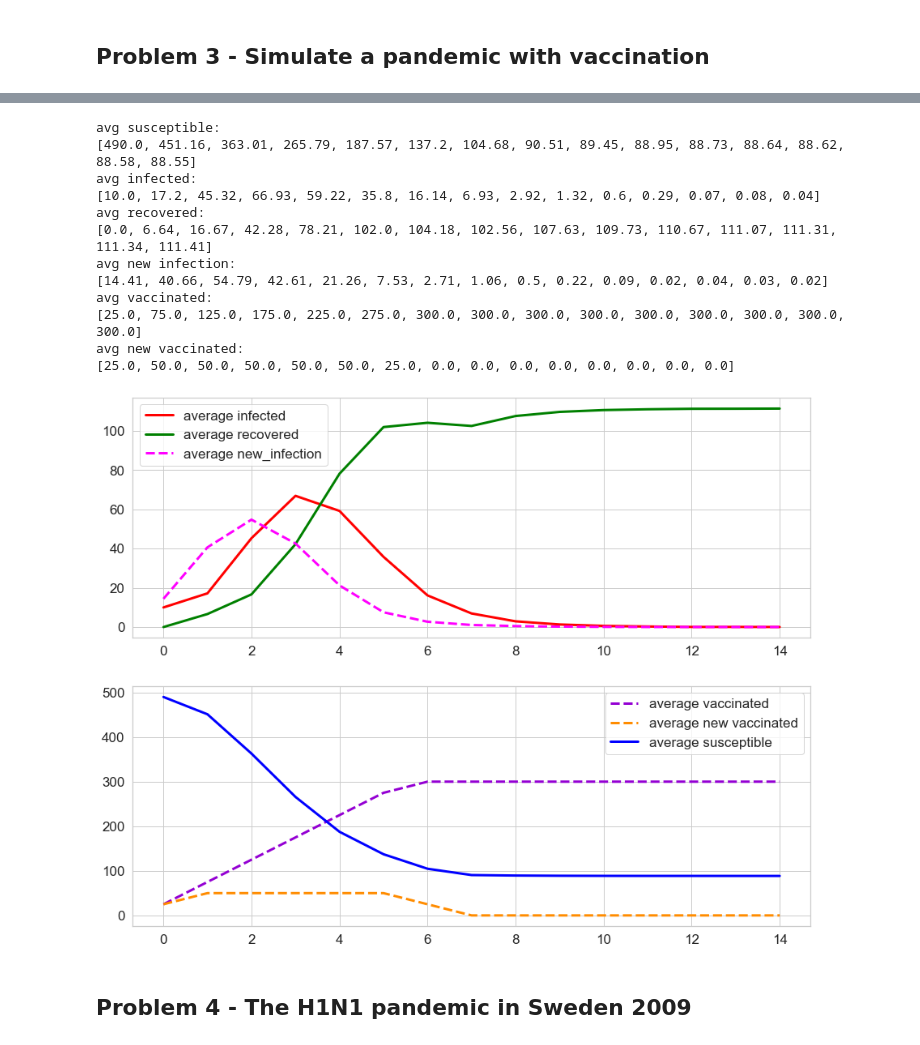
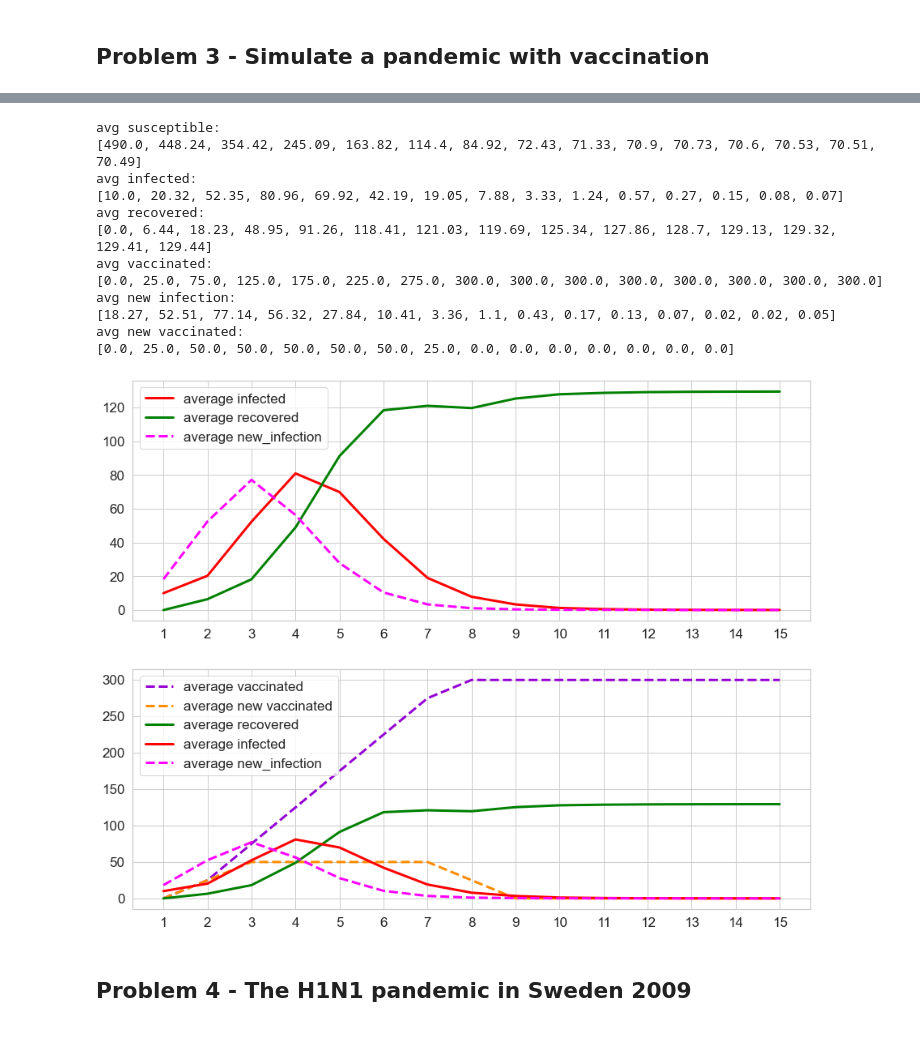
Before and after one commit to fabioeterno/Network_Homework, a Jupyter notebook: Homework3/Hw3.ipynb, the cells around one changed output, grey strips where cells are left out. Cells and saved outputs as stored; diff of their text form; code cells hidden in the pictures.

```diff
--- a/Homework3/Hw3.ipynb
+++ b/Homework3/Hw3.ipynb
@@ -145,18 +163,22 @@ def epidemics_statistics(n_week, avg_susceptible, avg_infected, avg_recovered, a
     print(avg_infected)
     print("avg recovered:")
     print(avg_recovered)
+
+    if flg_vaccine == True:
+        print("avg vaccinated:")
+        print(avg_vaccinated)
+
     print("avg new infection:")
     print(avg_new_infection)
 
     if flg_vaccine == True:
-        print("avg vaccinated:")
-        print(avg_vaccinated)
         print("avg new vaccinated:")
         print(avg_new_vaccinated)
 
     fig, (ax1, ax2)= plt.subplots(2,1,figsize=(15,12))
-    x = list(np.arange(15))
-
+    x = list(np.arange(1, 16))
+    ax1.set_xticks(x)
+    ax2.set_xticks(x)
     #plt.plot(x, avg_susceptible, label="average susceptible")
     ax1.plot(x, avg_infected, label="average infected", color = 'red', linewidth=3)
     ax1.plot(x, avg_recovered, label="average recovered", color = 'green', linewidth=3)
@@ -172,7 +194,13 @@ def epidemics_statistics(n_week, avg_susceptible, avg_infected, avg_recovered, a
     ax1.tick_params(axis='y', labelsize=17)
     ax1.legend(fontsize=17)
 
-    ax2.plot(x, avg_susceptible, label="average susceptible", color = 'blue', linewidth=3)
+    if flg_vaccine == True:
+        ax2.plot(x, avg_recovered, label="average recovered", color = 'green', linewidth=3)
+        ax2.plot(x, avg_infected, label="average infected", color = 'red', linewidth=3)
+        ax2.plot(x, avg_new_infection, label="average new_infection", color = 'magenta', linestyle='--'
+             , linewidth=3)
+    else:
+        ax2.plot(x, avg_susceptible, label="average susceptible", color = 'blue', linewidth=3)
     ax2.tick_params(axis='x', labelsize=17)
     ax2.tick_params(axis='y', labelsize=17)
     ax2.legend(fontsize=17)
@@ -262,28 +284,28 @@ average degree:  6.0
 # %%
-vax_campaign = [0, 5, 15, 25, 35, 45, 55, 60, 60, 60, 60, 60, 60, 60, 60]
+vax_campaign = [0, 0, 5, 15, 25, 35, 45, 55, 60, 60, 60, 60, 60, 60, 60, 60]
 (avg_susceptible, avg_infected, avg_recovered, avg_new_infection,
  avg_vaccinated, avg_new_vaccinated) = simulate_epidemics(G3,n_infected=10,
                                                           beta=0.3, rho=0.7,
                                                           n_weeks=15, n_simulation=100,
                                                           flg_vaccine = True,
                                                           vax_campaign = vax_campaign)
 
 epidemics_statistics(15, avg_susceptible, avg_infected, avg_recovered,
                      avg_new_infection, avg_vaccinated, avg_new_vaccinated, flg_vaccine = True)
 # %% [output]
 avg susceptible:
-[490.0, 451.16, 363.01, 265.79, 187.57, 137.2, 104.68, 90.51, 89.45, 88.95, 88.73, 88.64, 88.62, 88.58, 88.55]
+[490.0, 448.24, 354.42, 245.09, 163.82, 114.4, 84.92, 72.43, 71.33, 70.9, 70.73, 70.6, 70.53, 70.51, 70.49]
 avg infected:
-[10.0, 17.2, 45.32, 66.93, 59.22, 35.8, 16.14, 6.93, 2.92, 1.32, 0.6, 0.29, 0.07, 0.08, 0.04]
+[10.0, 20.32, 52.35, 80.96, 69.92, 42.19, 19.05, 7.88, 3.33, 1.24, 0.57, 0.27, 0.15, 0.08, 0.07]
 avg recovered:
-[0.0, 6.64, 16.67, 42.28, 78.21, 102.0, 104.18, 102.56, 107.63, 109.73, 110.67, 111.07, 111.31, 111.34, 111.41]
+[0.0, 6.44, 18.23, 48.95, 91.26, 118.41, 121.03, 119.69, 125.34, 127.86, 128.7, 129.13, 129.32, 129.41, 129.44]
+avg vaccinated:
+[0.0, 25.0, 75.0, 125.0, 175.0, 225.0, 275.0, 300.0, 300.0, 300.0, 300.0, 300.0, 300.0, 300.0, 300.0]
 avg new infection:
-[14.41, 40.66, 54.79, 42.61, 21.26, 7.53, 2.71, 1.06, 0.5, 0.22, 0.09, 0.02, 0.04, 0.03, 0.02]
-avg vaccinated:
-[25.0, 75.0, 125.0, 175.0, 225.0, 275.0, 300.0, 300.0, 300.0, 300.0, 300.0, 300.0, 300.0, 300.0, 300.0]
+[18.27, 52.51, 77.14, 56.32, 27.84, 10.41, 3.36, 1.1, 0.43, 0.17, 0.13, 0.07, 0.02, 0.02, 0.05]
 avg new vaccinated:
-[25.0, 50.0, 50.0, 50.0, 50.0, 50.0, 25.0, 0.0, 0.0, 0.0, 0.0, 0.0, 0.0, 0.0, 0.0]
+[0.0, 25.0, 50.0, 50.0, 50.0, 50.0, 50.0, 25.0, 0.0, 0.0, 0.0, 0.0, 0.0, 0.0, 0.0]
-[figure, old version]
+[figure, new version]
 # %% [markdown]
 ## Problem 4 - The H1N1 pandemic in Sweden 2009
 # %%
```
Also changed, not shown: parts of 10 cells of this notebook.
